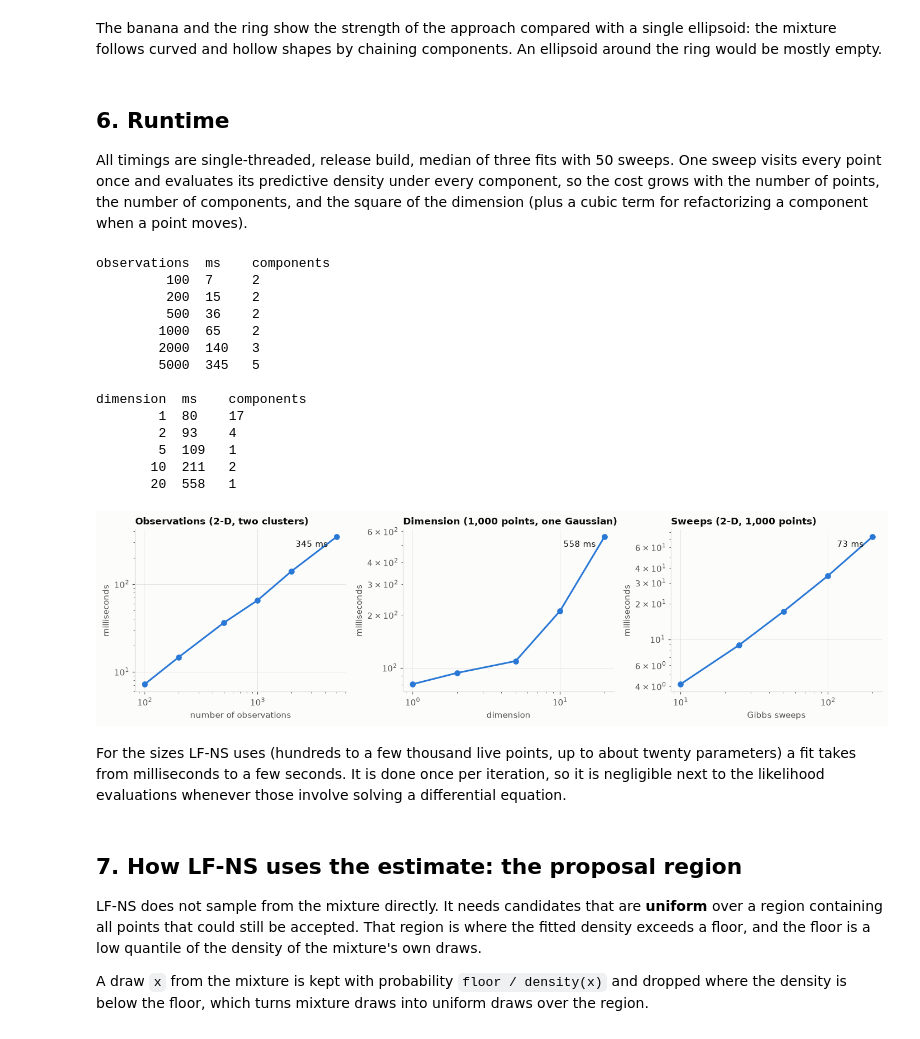
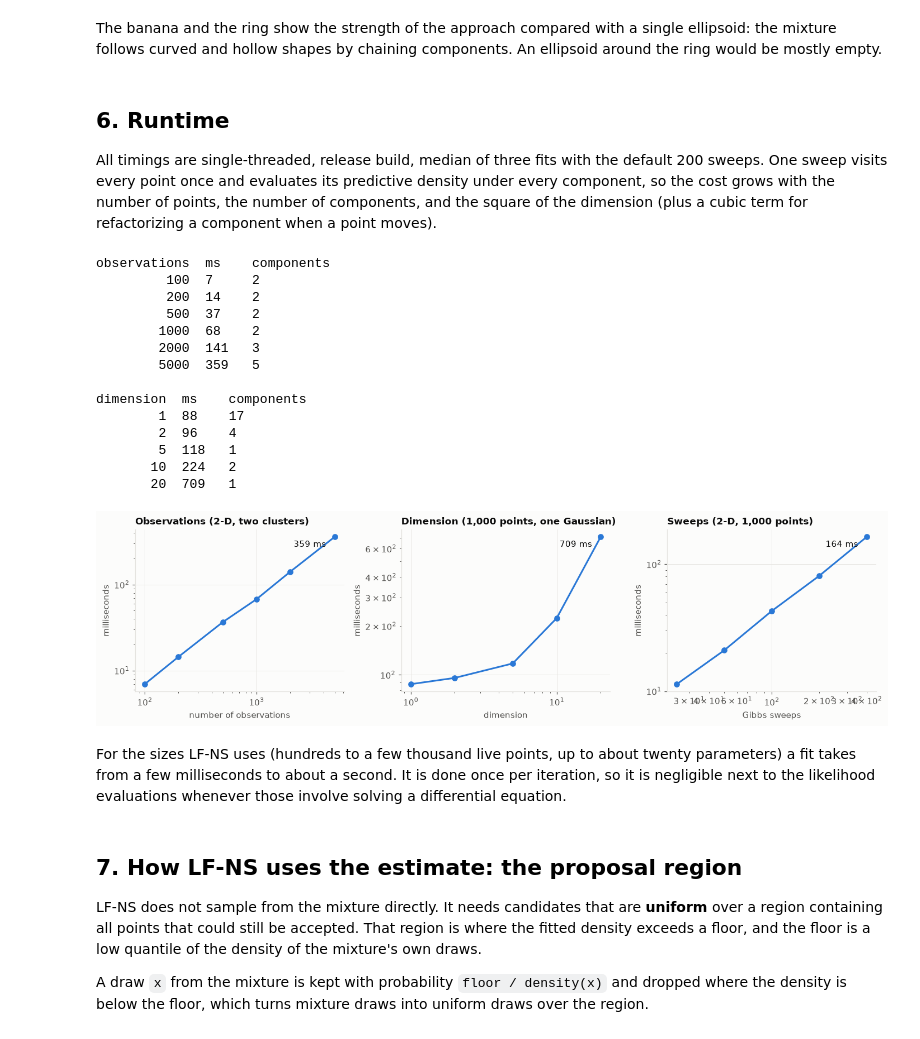
Before and after one commit to Mijan/lfns_rust, a Jupyter notebook: notebooks/dpgmm_density_estimation.ipynb, the cells around one changed output. Cells and saved outputs as stored; diff of their text form; code cells hidden in the pictures.

```diff
--- a/notebooks/dpgmm_density_estimation.ipynb
+++ b/notebooks/dpgmm_density_estimation.ipynb
@@ -109,7 +103,7 @@ The same observations are fitted 20 times with different seeds. The spread of th
 rng = np.random.default_rng(2)
 sample = draw_bimodal(rng, 300)
 grid = np.linspace(-5.0, 9.0, 600)
-fits = [dpgmm.fit(sample[:, None], n_sweeps=200, seed=seed) for seed in range(20)]
+fits = [dpgmm.fit(sample[:, None], seed=seed) for seed in range(20)]
 
 fig, (ax, ax_counts) = plt.subplots(1, 2, figsize=(11, 3.6), gridspec_kw={"width_ratios": [3, 1]})
 ax.hist(sample, bins=40, density=True, color=OBSERVATIONS, alpha=0.45, label="observations")
@@ -136,7 +130,7 @@ sizes = [30, 100, 300, 1000]
 fig, axes = plt.subplots(1, 4, figsize=(13, 3.2), sharey=True)
 for ax, n in zip(axes, sizes):
     sample = draw_bimodal(rng, n)
-    mixture = dpgmm.fit(sample[:, None], n_sweeps=200, seed=0)
+    mixture = dpgmm.fit(sample[:, None], seed=0)
     plot_fit_1d(ax, sample, bimodal_pdf, mixture, f"n = {n}", show_components=False)
     ax.set_xlim(-5, 9); ax.set_xlabel("x")
 axes[0].legend(loc="upper right", fontsize=8)
@@ -153,7 +147,7 @@ Quality is measured on 5,000 held-out points as the average of `log p_true(x) -
 rng = np.random.default_rng(4)
 sample = draw_bimodal(rng, 300)
 held_out = draw_bimodal(rng, 5000)
-sweep_counts = [1, 2, 3, 5, 8, 12, 20, 35, 50, 100]
+sweep_counts = [1, 2, 3, 5, 8, 12, 20, 35, 50, 100, 200, 400]
 seeds = range(8)
 
 divergence = np.empty((len(seeds), len(sweep_counts)))
@@ -239,7 +233,7 @@ fig, axes = plt.subplots(2, 2, figsize=(11, 9))
 for ax, (name, draw) in zip(axes.ravel(), TARGETS_2D.items()):
     points = draw(rng, 600)
     start = time.perf_counter()
-    mixture = dpgmm.fit(points, n_sweeps=200, seed=0)
+    mixture = dpgmm.fit(points, seed=0)
     elapsed_ms = 1e3 * (time.perf_counter() - start)
     plot_fit_2d(ax, points, mixture, f"{name}: {mixture.n_components} components, {elapsed_ms:.0f} ms")
 axes[0, 0].plot([], [], color=FIT_RAMP[3], label="fitted log-density contours")
@@ -253,7 +247,7 @@ The banana and the ring show the strength of the approach compared with a single
 # %% [markdown]
 ## 6. Runtime
 
-All timings are single-threaded, release build, median of three fits with 50 sweeps. One sweep visits every point once and evaluates its predictive density under every component, so the cost grows with the number of points, the number of components, and the square of the dimension (plus a cubic term for refactorizing a component when a point moves).
+All timings are single-threaded, release build, median of three fits with the default 200 sweeps. One sweep visits every point once and evaluates its predictive density under every component, so the cost grows with the number of points, the number of components, and the square of the dimension (plus a cubic term for refactorizing a component when a point moves).
 # %%
 def median_fit_seconds(points, n_sweeps=200, repeats=3):
     timings = []
@@ -265,47 +259,47 @@ def median_fit_seconds(points, n_sweeps=200, repeats=3):
 
 rng = np.random.default_rng(6)
 point_counts = [100, 200, 500, 1000, 2000, 5000]
 by_count = [median_fit_seconds(draw_two_clusters(rng, n)) for n in point_counts]
 dimensions = [1, 2, 5, 10, 20]
 by_dimension = [median_fit_seconds(rng.normal(size=(1000, d))) for d in dimensions]
-sweep_options = [10, 25, 50, 100, 200]
+sweep_options = [25, 50, 100, 200, 400]
 by_sweeps = [median_fit_seconds(draw_two_clusters(rng, 1000), n_sweeps=s) for s in sweep_options]
 
 fig, axes = plt.subplots(1, 3, figsize=(13, 3.6))
 panels = [(point_counts, by_count, "Observations (2-D, two clusters)", "number of observations"),
           (dimensions, by_dimension, "Dimension (1,000 points, one Gaussian)", "dimension"),
           (sweep_options, by_sweeps, "Sweeps (2-D, 1,000 points)", "Gibbs sweeps")]
 for ax, (xs, results, title, xlabel) in zip(axes, panels):
     seconds = [1e3 * result[0] for result in results]
     ax.plot(xs, seconds, color=FIT, marker="o", markersize=6)
     ax.set_xscale("log"); ax.set_yscale("log"); ax.set_title(title); ax.set_xlabel(xlabel); ax.set_ylabel("milliseconds")
     ax.annotate(f"{seconds[-1]:.0f} ms", (xs[-1], seconds[-1]), textcoords="offset points", xytext=(-10, -4), ha="right", va="top", color=INK)
 fig.tight_layout()
 
 print("observations  ms    components")
 for n, (seconds, k) in zip(point_counts, by_count):
     print(f"{n:>12}  {1e3 * seconds:<5.0f} {k}")
 print("\ndimension  ms    components")
 for d, (seconds, k) in zip(dimensions, by_dimension):
     print(f"{d:>9}  {1e3 * seconds:<5.0f} {k}")
 # %% [output]
 observations  ms    components
          100  7     2
-         200  15    2
-         500  36    2
-        1000  65    2
-        2000  140   3
-        5000  345   5
+         200  14    2
+         500  37    2
+        1000  68    2
+        2000  141   3
+        5000  359   5
 
 dimension  ms    components
-        1  80    17
-        2  93    4
-        5  109   1
-       10  211   2
-       20  558   1
+        1  88    17
+        2  96    4
+        5  118   1
+       10  224   2
+       20  709   1
-[figure, old version]
+[figure, new version]
 # %% [markdown]
-For the sizes LF-NS uses (hundreds to a few thousand live points, up to about twenty parameters) a fit takes from milliseconds to a few seconds. It is done once per iteration, so it is negligible next to the likelihood evaluations whenever those involve solving a differential equation.
+For the sizes LF-NS uses (hundreds to a few thousand live points, up to about twenty parameters) a fit takes from a few milliseconds to about a second. It is done once per iteration, so it is negligible next to the likelihood evaluations whenever those involve solving a differential equation.
 # %% [markdown]
 ## 7. How LF-NS uses the estimate: the proposal region
 
```
Also changed, not shown: parts of 7 cells of this notebook, 4 other files.
